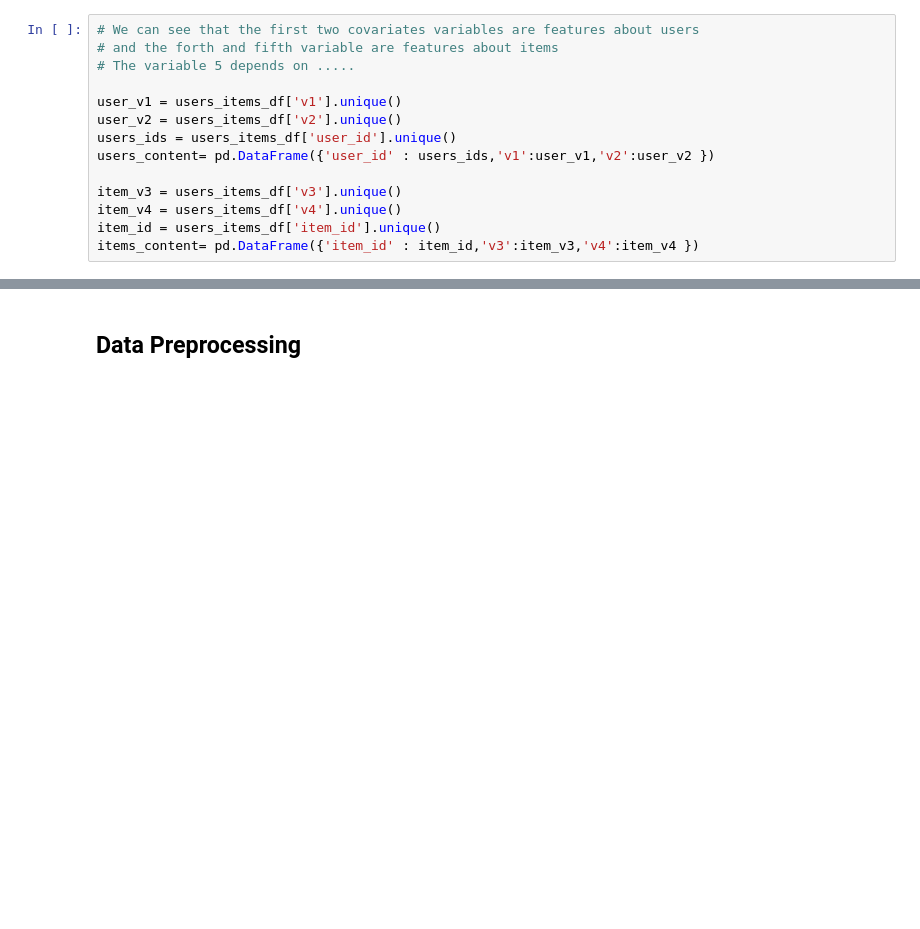
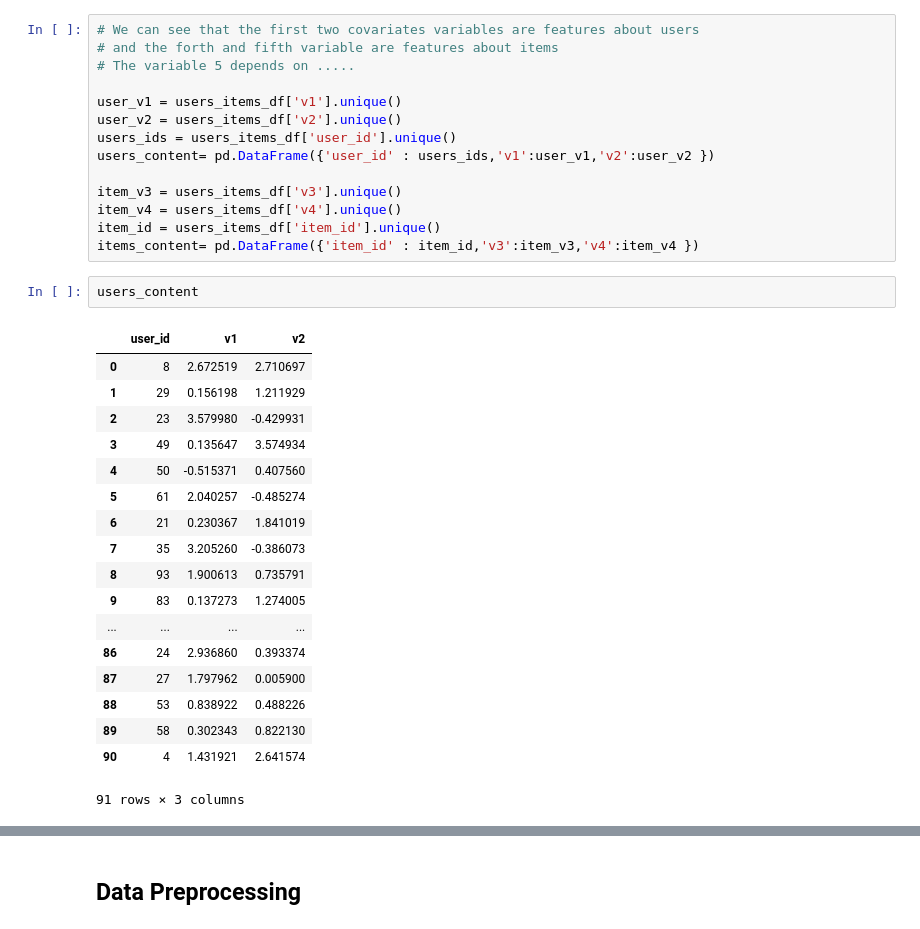
Before and after one commit to AlexandreMaxinsang/IA316, a Jupyter notebook: Third Environment .ipynb, the cells around one changed output, grey strips where cells are left out. Saved outputs shown, nothing was run; the diff lists cells and outputs as text; blank space fills up the shorter version.

```diff
--- a/Third Environment .ipynb
+++ b/Third Environment .ipynb
@@ -111,4 +119,25 @@ item_v3 = users_items_df['v3'].unique()
 item_v4 = users_items_df['v4'].unique()
 item_id = users_items_df['item_id'].unique()
 items_content= pd.DataFrame({'item_id' : item_id,'v3':item_v3,'v4':item_v4 })
+# %%
+users_content
+# %% [output]
+|  | user_id | v1 | v2 |
+| 0 | 8 | 2.672519 | 2.710697 |
+| 1 | 29 | 0.156198 | 1.211929 |
+| 2 | 23 | 3.579980 | -0.429931 |
+| 3 | 49 | 0.135647 | 3.574934 |
+| 4 | 50 | -0.515371 | 0.407560 |
+| 5 | 61 | 2.040257 | -0.485274 |
+| 6 | 21 | 0.230367 | 1.841019 |
+| 7 | 35 | 3.205260 | -0.386073 |
+| 8 | 93 | 1.900613 | 0.735791 |
+| 9 | 83 | 0.137273 | 1.274005 |
+| ... | ... | ... | ... |
+| 86 | 24 | 2.936860 | 0.393374 |
+| 87 | 27 | 1.797962 | 0.005900 |
+| 88 | 53 | 0.838922 | 0.488226 |
+| 89 | 58 | 0.302343 | 0.822130 |
+| 90 | 4 | 1.431921 | 2.641574 |
+91 rows × 3 columns
 # %%
```
Also changed, not shown: parts of 37 cells of this notebook, 2 other files.
